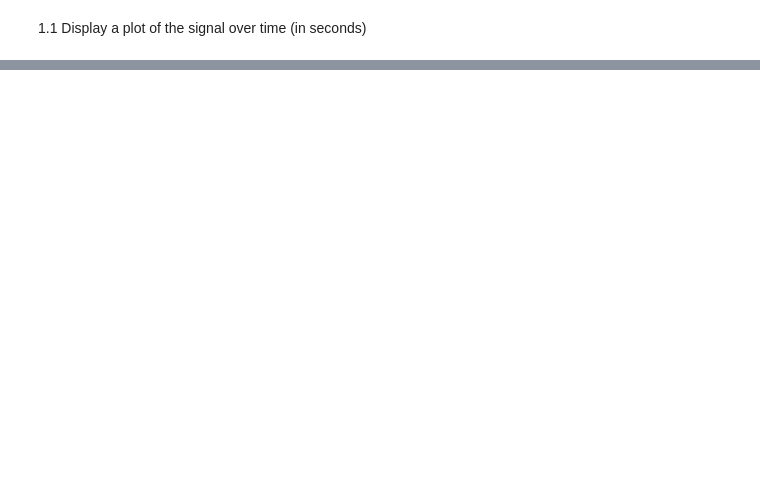
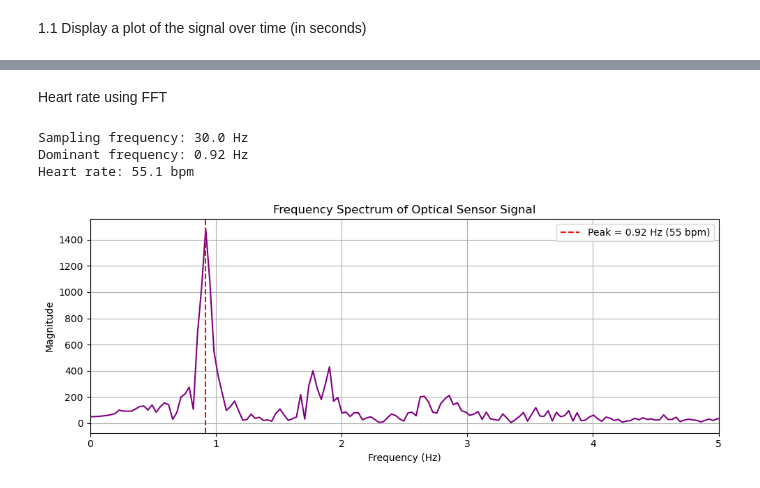
Before and after one commit to darkon-star/Programming, a Jupyter notebook: partA.ipynb, the cells around one changed output, grey strips where cells are left out. Saved outputs shown, nothing was run; the diff lists cells and outputs as text; code cells hidden in the pictures; blank space fills up the shorter version.

```diff
--- a/partA.ipynb
+++ b/partA.ipynb
@@ -60,0 +84,34 @@ Step 2: Apply FFT
+# %% [markdown]
+Heart rate using FFT
+# %%
+# FFT of the filtered signal
+fft_values = np.abs(np.fft.rfft(filtered_signal))
+freqs = np.fft.rfftfreq(len(filtered_signal), d=1/fs)
+
+# Only look at realistic heart rates: 0.7–3.5 Hz (42–210 bpm)
+mask = (freqs >= 0.7) & (freqs <= 3.5)
+peak_freq = freqs[mask][np.argmax(fft_values[mask])]
+
+heart_rate = peak_freq * 60
+print(f"Sampling frequency: {fs:.1f} Hz")
+print(f"Dominant frequency: {peak_freq:.2f} Hz")
+print(f"Heart rate: {heart_rate:.1f} bpm")
+
+# Plot the frequency spectrum
+plt.figure(figsize=(10, 4))
+plt.plot(freqs, fft_values, color="purple")
+plt.axvline(peak_freq, color="red", linestyle="--",
+            label=f"Peak = {peak_freq:.2f} Hz ({heart_rate:.0f} bpm)")
+plt.xlim(0, 5)
+plt.xlabel("Frequency (Hz)")
+plt.ylabel("Magnitude")
+plt.title("Frequency Spectrum of Optical Sensor Signal")
+plt.legend()
+plt.grid(True)
+plt.tight_layout()
+plt.show()
+# %% [output]
+Sampling frequency: 30.0 Hz
+Dominant frequency: 0.92 Hz
+Heart rate: 55.1 bpm
+[figure, added]
```
Also changed, not shown: parts of 10 cells of this notebook.
